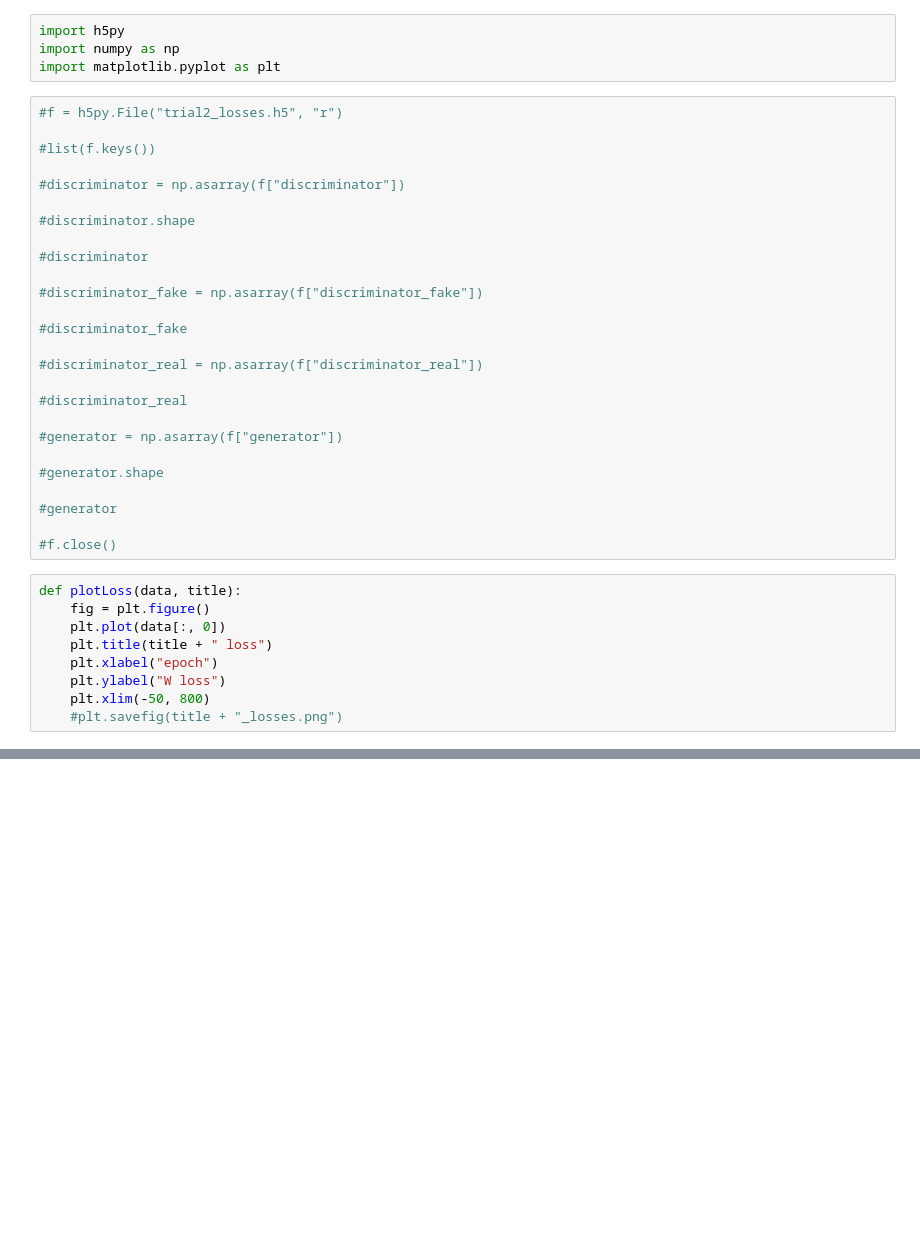
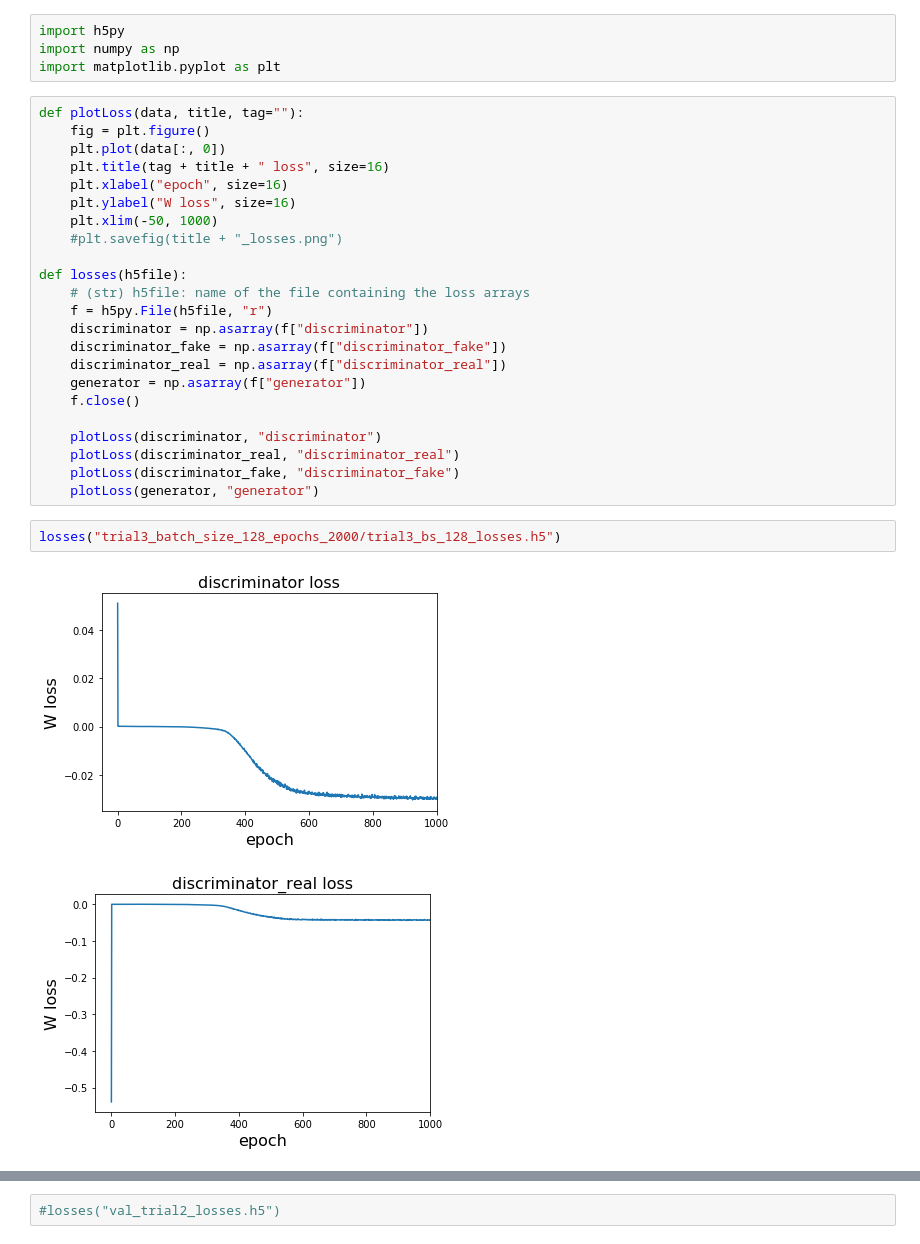
Before and after one commit to vitoriapacela/hgcal_wgan, a Jupyter notebook: plot_losses.ipynb, the cells around one changed output, grey strips where cells are left out. Drawn from its saved outputs; the diff is of its cells as text; blank space fills up the shorter version.

```diff
--- a/plot_losses.ipynb
+++ b/plot_losses.ipynb
@@ -2,38 +2,31 @@
 import h5py
 import numpy as np
 import matplotlib.pyplot as plt
-# %%
-#f = h5py.File("trial2_losses.h5", "r")
-
-#list(f.keys())
-
-#discriminator = np.asarray(f["discriminator"])
-
-#discriminator.shape
-
-#discriminator
-
-#discriminator_fake = np.asarray(f["discriminator_fake"])
-
-#discriminator_fake
-
-#discriminator_real = np.asarray(f["discriminator_real"])
-
-#discriminator_real
-
-#generator = np.asarray(f["generator"])
-
-#generator.shape
-
-#generator
-
-#f.close()
 # %%
-def plotLoss(data, title):
+def plotLoss(data, title, tag=""):
     fig = plt.figure()
     plt.plot(data[:, 0])
-    plt.title(title + " loss")
-    plt.xlabel("epoch")
-    plt.ylabel("W loss")
-    plt.xlim(-50, 800)
+    plt.title(tag + title + " loss", size=16)
+    plt.xlabel("epoch", size=16)
+    plt.ylabel("W loss", size=16)
+    plt.xlim(-50, 1000)
     #plt.savefig(title + "_losses.png")
+
+def losses(h5file):
+    # (str) h5file: name of the file containing the loss arrays
+    f = h5py.File(h5file, "r")
+    discriminator = np.asarray(f["discriminator"])
+    discriminator_fake = np.asarray(f["discriminator_fake"])
+    discriminator_real = np.asarray(f["discriminator_real"])
+    generator = np.asarray(f["generator"])
+    f.close()
+
+    plotLoss(discriminator, "discriminator")
+    plotLoss(discriminator_real, "discriminator_real")
+    plotLoss(discriminator_fake, "discriminator_fake")
+    plotLoss(generator, "generator")
+# %%
+losses("trial3_batch_size_128_epochs_2000/trial3_bs_128_losses.h5")
+# %% [output]
+[figure, added]
+[figure, added]
@@ -39,0 +35,2 @@ def plotLoss(data, title):
+# %%
+#losses("val_trial2_losses.h5")
```
Also changed, not shown: parts of 12 cells of this notebook, 2 other files.
